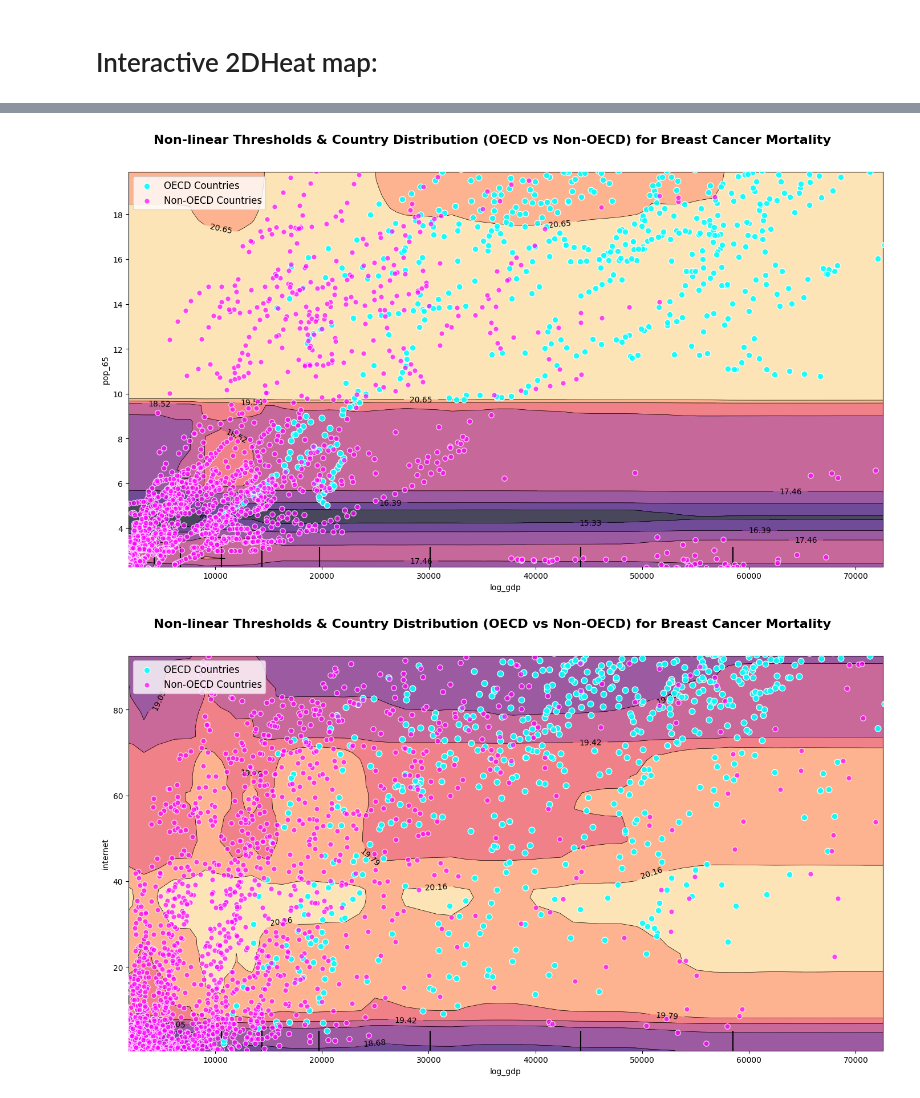
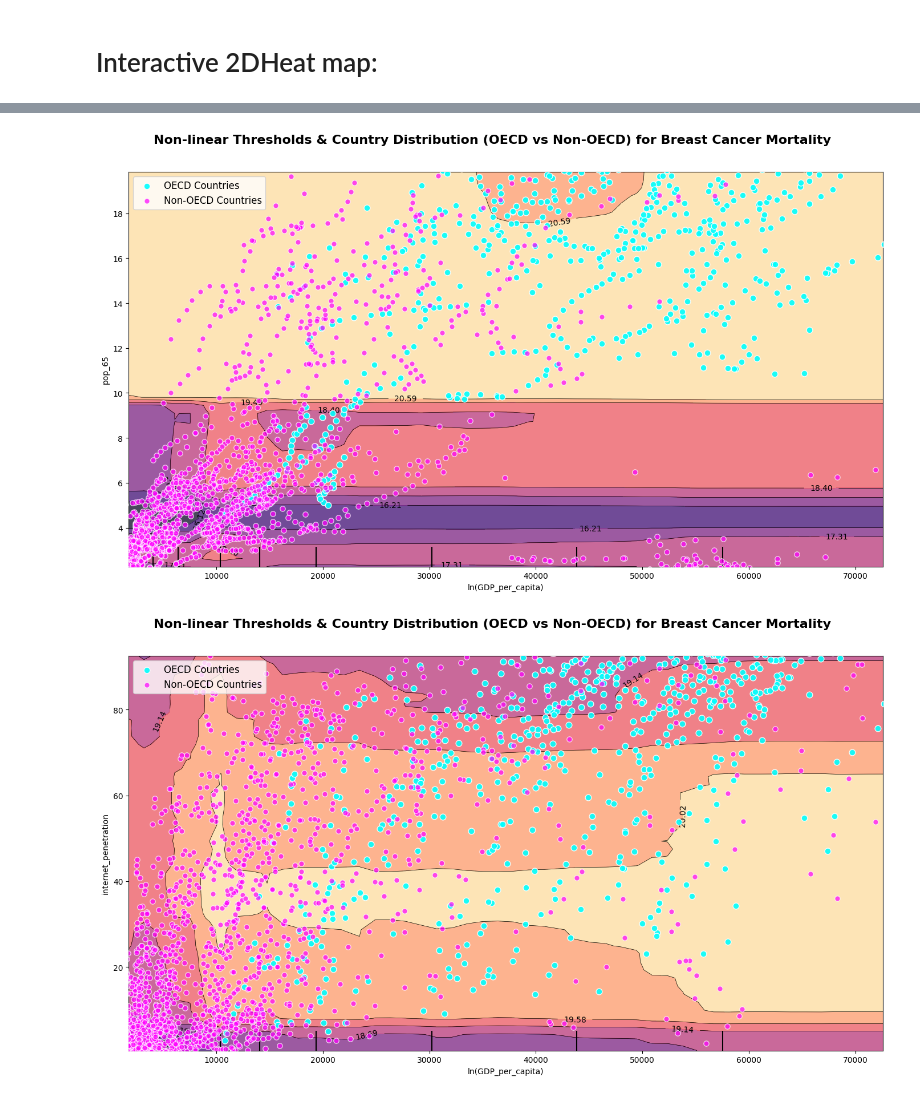
Before and after one commit to Mary-Moradi/BreastCancer_Burden_PanelStudy, a Jupyter notebook: ML_mortality.ipynb, the cells around one changed output, grey strips where cells are left out. Cells and saved outputs as stored; diff of their text form; code cells hidden in the pictures.

```diff
--- a/ML_mortality.ipynb
+++ b/ML_mortality.ipynb
@@ -15,8 +15,8 @@ df_ml= pd.read_csv('preparing_Mortality_data_for_ML.csv')
 # %% [markdown]
 # preparing independent data & dependent
 # %%
-features= ['log_gdp', 'urban_pop','pop_65', 'dm_high_aging_society','fertility','bmi', 'smoking', 'labor_rate', 'internet',
-                                   'log_gdp_is_oecd','labor_rate * is_oecd']
+features= ['ln(GDP_per_capita)', 'urbanization_rate','pop_65', 'dm_high_aging_society','fertility','bmi', 'female_smoking', 'female_labor_rate',
+           'internet_penetration', 'log_gdp_is_oecd','female_labor_rate * is_oecd']
 X= df_ml[features]
 y= df_ml['mortality']
 # %% [markdown]
@@ -25,4 +25,8 @@ y= df_ml['mortality']
 x_train, x_test, y_train, y_test= train_test_split( X,y, test_size=0.2, random_state= 42)
 # %% [markdown]
 # creating and learning the model
+# %%
+x_train, y_train = x_train.align(y_train, join='inner', axis=0)
+x_train = x_train.fillna(0)
+y_train = y_train.fillna(0)
 # %%
@@ -123,5 +129,5 @@ plt.show()
 # %%
-feature_infrastructure = [('log_gdp', 'pop_65')]
+feature_infrastructure = [('ln(GDP_per_capita)', 'pop_65')]
 fig, ax = plt.subplots(figsize=(14, 8))
 
 #using a default contour in the model of training data
@@ -137,12 +143,12 @@ non_oecd_points = train_data_with_oecd[train_data_with_oecd['is_oecd'] == 0]
 # graphically differentiate OECD and non_OECD countries on the contour plot
 #OECD_countries:
 target_ax.scatter(
-    oecd_points['log_gdp'], oecd_points['pop_65'],
+    oecd_points['ln(GDP_per_capita)'], oecd_points['pop_65'],
     color='cyan', alpha=0.9, edgecolors='white', s=60, zorder=5,
     label='OECD Countries')
 #non-OECD countries:
 target_ax.scatter(
-    non_oecd_points['log_gdp'], non_oecd_points['pop_65'],
+    non_oecd_points['ln(GDP_per_capita)'], non_oecd_points['pop_65'],
     color='magenta', alpha=0.7, edgecolors='white', s=45, zorder=5,
     label='Non-OECD Countries')
 # Adding guides and labels
@@ -151,40 +157,40 @@ fig.suptitle('Non-linear Thresholds & Country Distribution (OECD vs Non-OECD) fo
 plt.tight_layout()
 plt.show()
 # %% [output]
-[figure, old version]
+[figure, new version]
 # %%
-feature_infrastructure = [('log_gdp', 'internet')]
+feature_infrastructure = [('ln(GDP_per_capita)', 'internet_penetration')]
 fig, ax = plt.subplots(figsize=(14, 8))
 
 #using a default contour in the model of training datadisplay = PartialDependenceDisplay.from_estimator(
 display = PartialDependenceDisplay.from_estimator(
     rf_mortality, x_train, feature_infrastructure,
     grid_resolution=50,
     ax=ax,
     contour_kw={"cmap": "magma"})
 
 target_ax = display.axes_[0, 0]
 train_data_with_oecd = df_ml.loc[x_train.index]
 
 oecd_points = train_data_with_oecd[train_data_with_oecd['is_oecd'] == 1]
 non_oecd_points = train_data_with_oecd[train_data_with_oecd['is_oecd'] == 0]
 # graphically differentiate OECD and non_OECD countries on the contour plot
 #OECD_countries:
 target_ax.scatter(
-    oecd_points['log_gdp'], oecd_points['internet'],
+    oecd_points['ln(GDP_per_capita)'], oecd_points['internet_penetration'],
     color='cyan', alpha=0.9, edgecolors='white', s=60, zorder=5,
     label='OECD Countries')
 #non-OECD countries:
 target_ax.scatter(
-    non_oecd_points['log_gdp'], non_oecd_points['internet'],
+    non_oecd_points['ln(GDP_per_capita)'], non_oecd_points['internet_penetration'],
     color='magenta', alpha=0.7, edgecolors='white', s=45, zorder=5,
     label='Non-OECD Countries')
 # Adding guides and labels
 target_ax.legend(loc='upper left', fontsize=12)
 
 fig.suptitle('Non-linear Thresholds & Country Distribution (OECD vs Non-OECD) for Breast Cancer Mortality', fontsize=16, fontweight='bold', y=1.02)
 plt.tight_layout()
 plt.show()
 # %% [output]
-[figure, old version]
+[figure, new version]
 # %%
```
Also changed, not shown: parts of 7 cells of this notebook, 5 other files.
